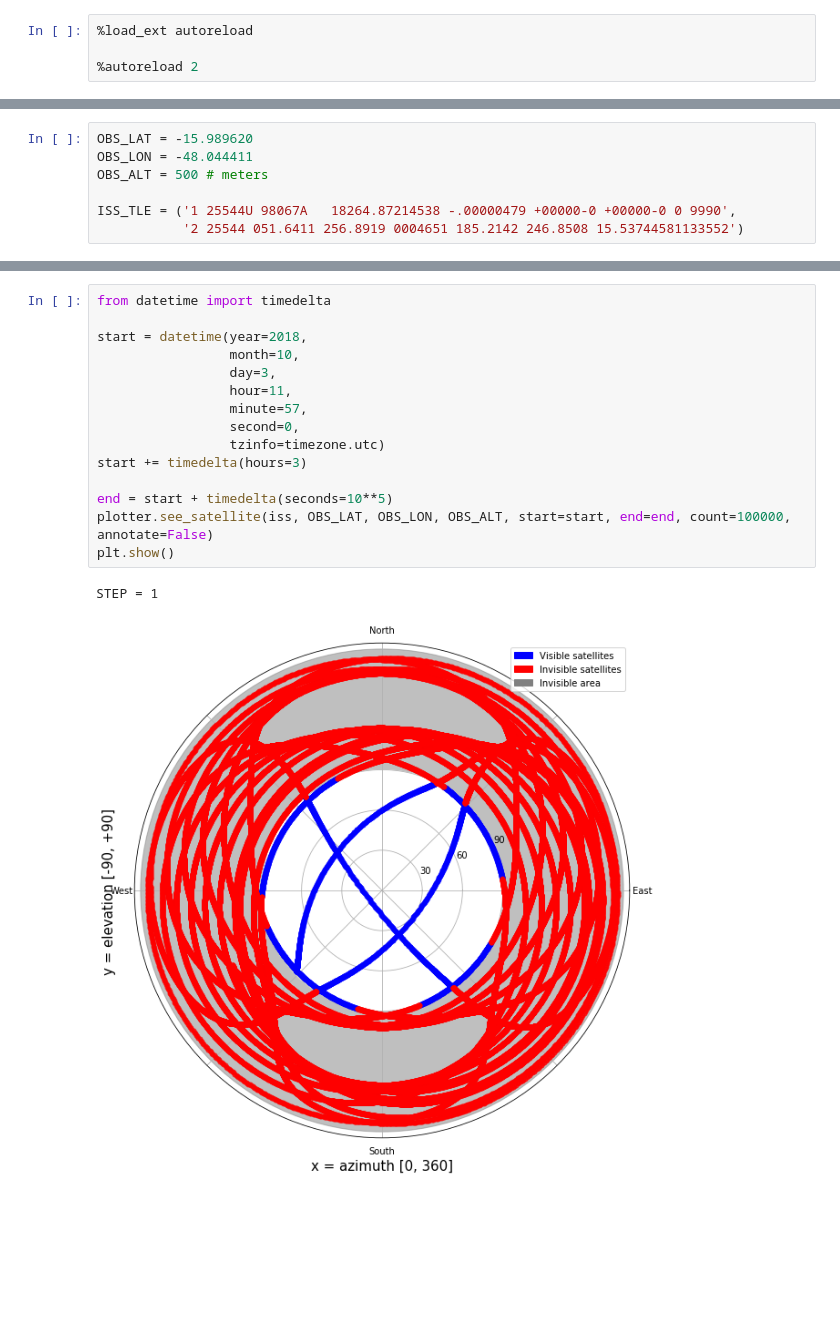
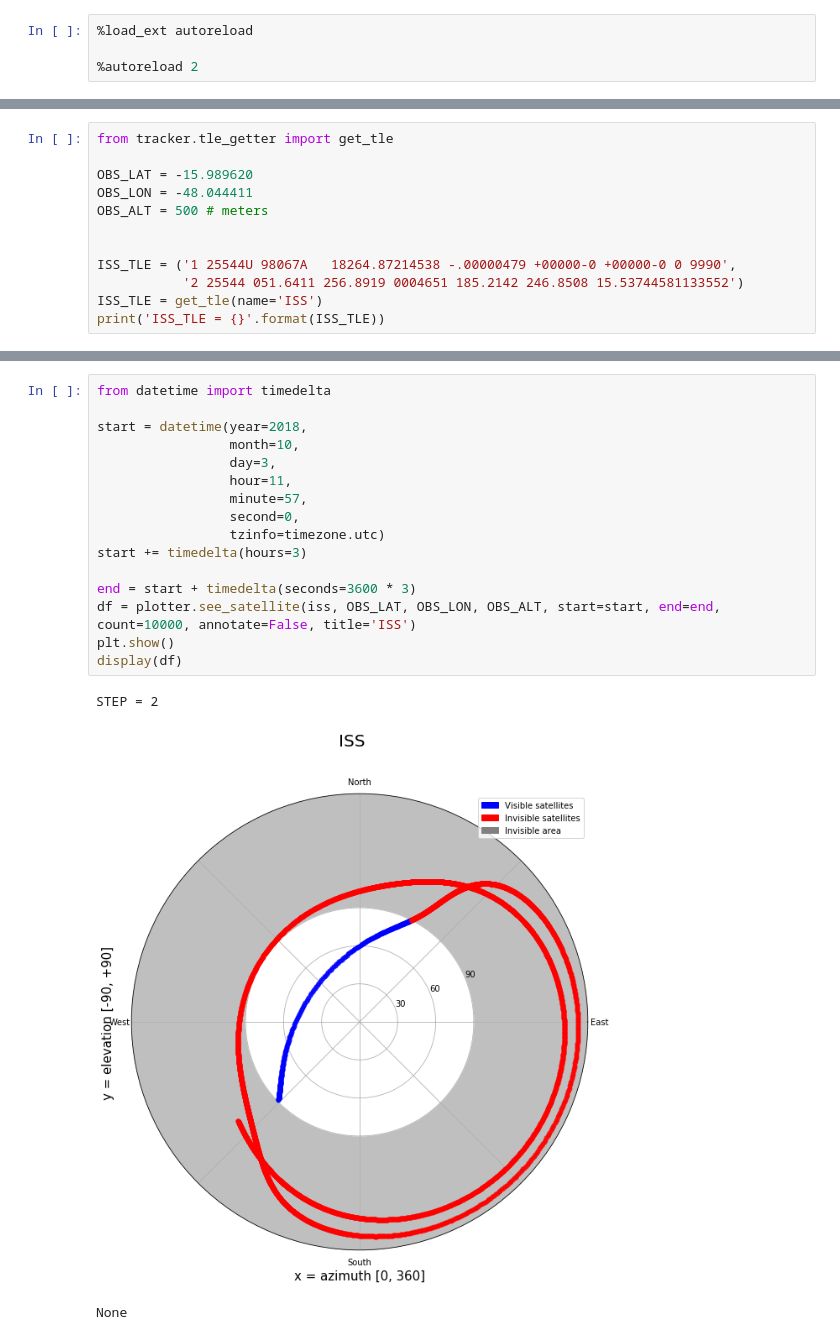
Before and after one commit to PI2-sunflower/satellite-tracker, a Jupyter notebook: notebooks/tracker_module_tests.ipynb, the cells around one changed output, grey strips where cells are left out. Cells and saved outputs as stored; diff of their text form; blank space fills up the shorter version.

Commit message:
Formating plots, fixing bug in satallite propagation

```diff
--- a/notebooks/tracker_module_tests.ipynb
+++ b/notebooks/tracker_module_tests.ipynb
@@ -19,7 +20,12 @@ plt.show()
 # %%
+from tracker.tle_getter import get_tle
+
 OBS_LAT = -15.989620
 OBS_LON = -48.044411
 OBS_ALT = 500 # meters
 
+
 ISS_TLE = ('1 25544U 98067A   18264.87214538 -.00000479 +00000-0 +00000-0 0 9990',
            '2 25544 051.6411 256.8919 0004651 185.2142 246.8508 15.53744581133552')
+ISS_TLE = get_tle(name='ISS')
+print('ISS_TLE = {}'.format(ISS_TLE))
@@ -42,18 +157,20 @@ True
 # %%
 from datetime import timedelta
 
 start = datetime(year=2018,
                  month=10,
                  day=3,
                  hour=11,
                  minute=57,
                  second=0,
                  tzinfo=timezone.utc)
 start += timedelta(hours=3)
 
-end = start + timedelta(seconds=10**5)
-plotter.see_satellite(iss, OBS_LAT, OBS_LON, OBS_ALT, start=start, end=end, count=100000, annotate=False)
+end = start + timedelta(seconds=3600 * 3)
+df = plotter.see_satellite(iss, OBS_LAT, OBS_LON, OBS_ALT, start=start, end=end, count=10000, annotate=False, title='ISS')
 plt.show()
+display(df)
 # %% [output]
-STEP = 1
+STEP = 2
-[figure, old version]
+[figure, new version]
+None
```
Also changed, not shown: parts of 11 cells of this notebook, 4 other files.
